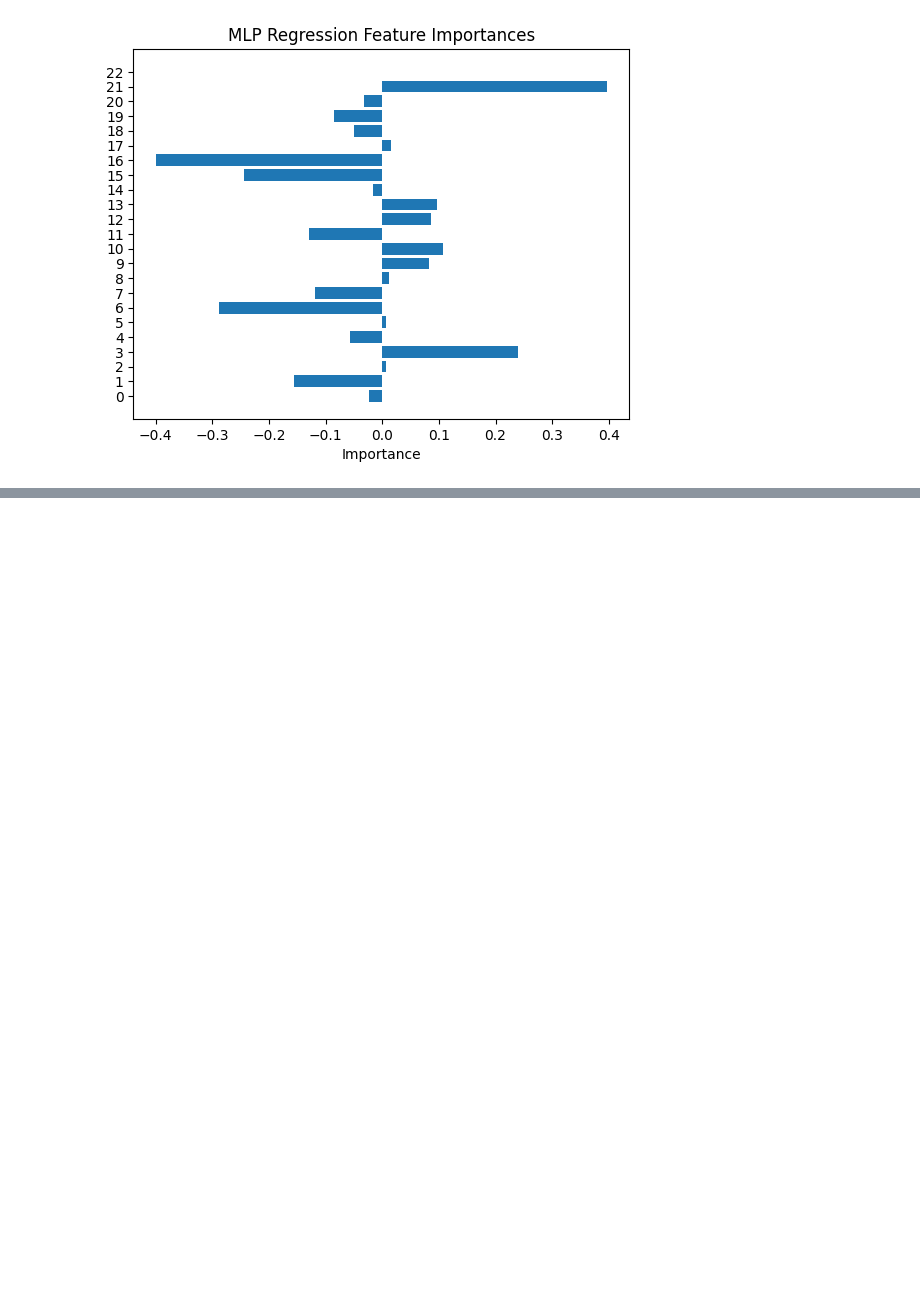
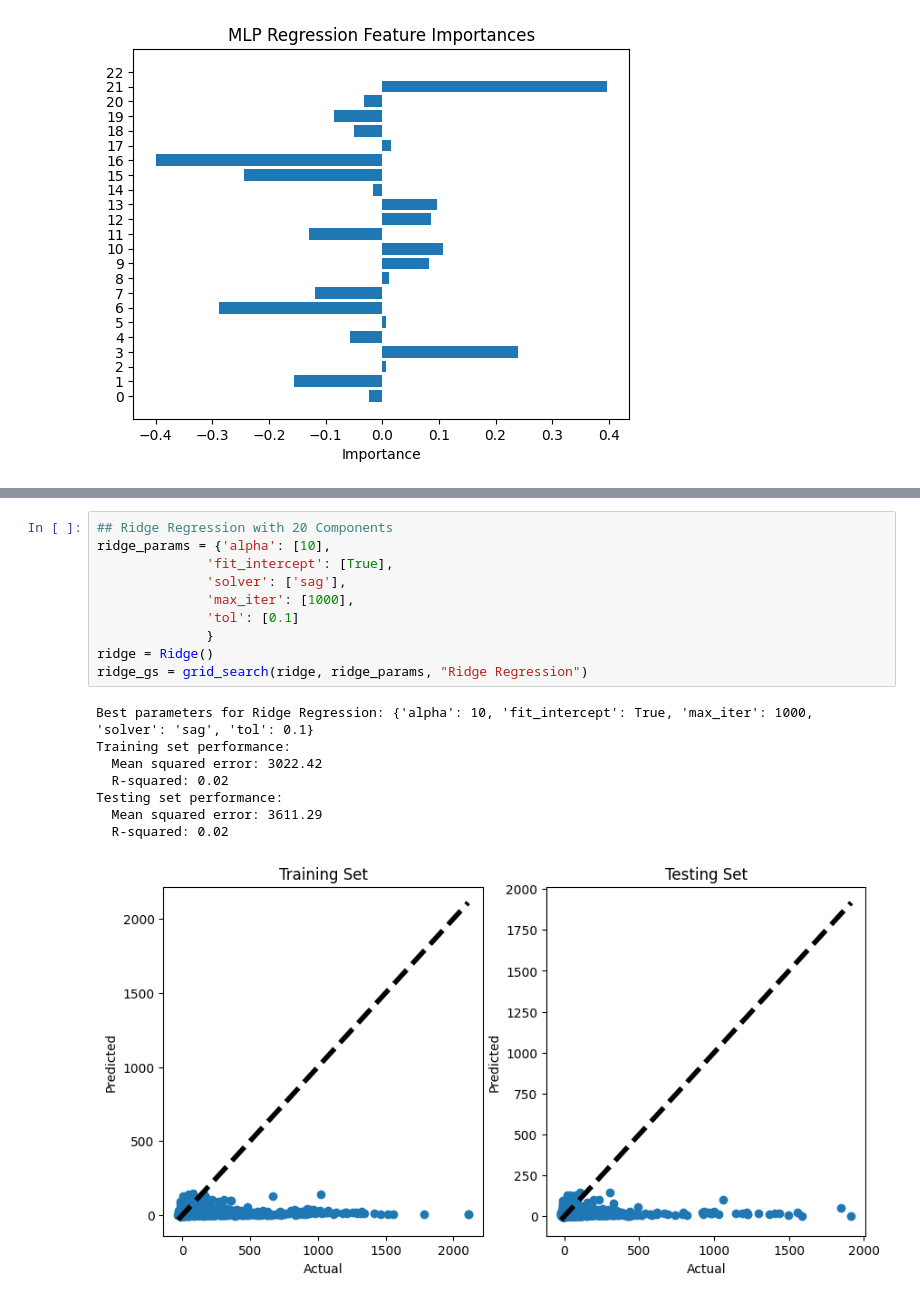
Before and after one commit to neeley-pate/ECE461PFinalProject, a Jupyter notebook: regression/AUS_Regression_PCA.ipynb, the cells around one changed output, grey strips where cells are left out. Saved outputs shown, nothing was run; the diff lists cells and outputs as text; blank space fills up the shorter version.

```diff
--- a/regression/AUS_Regression_PCA.ipynb
+++ b/regression/AUS_Regression_PCA.ipynb
@@ -211,0 +269,19 @@ Testing set performance:
+# %%
+## Ridge Regression with 20 Components
+ridge_params = {'alpha': [10],
+              'fit_intercept': [True],
+              'solver': ['sag'],
+              'max_iter': [1000],
+              'tol': [0.1]
+              }
+ridge = Ridge()
+ridge_gs = grid_search(ridge, ridge_params, "Ridge Regression")
+# %% [output]
+Best parameters for Ridge Regression: {'alpha': 10, 'fit_intercept': True, 'max_iter': 1000, 'solver': 'sag', 'tol': 0.1}
+Training set performance:
+  Mean squared error: 3022.42
+  R-squared: 0.02
+Testing set performance:
+  Mean squared error: 3611.29
+  R-squared: 0.02
+[figure, added]
```
Also changed, not shown: parts of 8 cells of this notebook.
